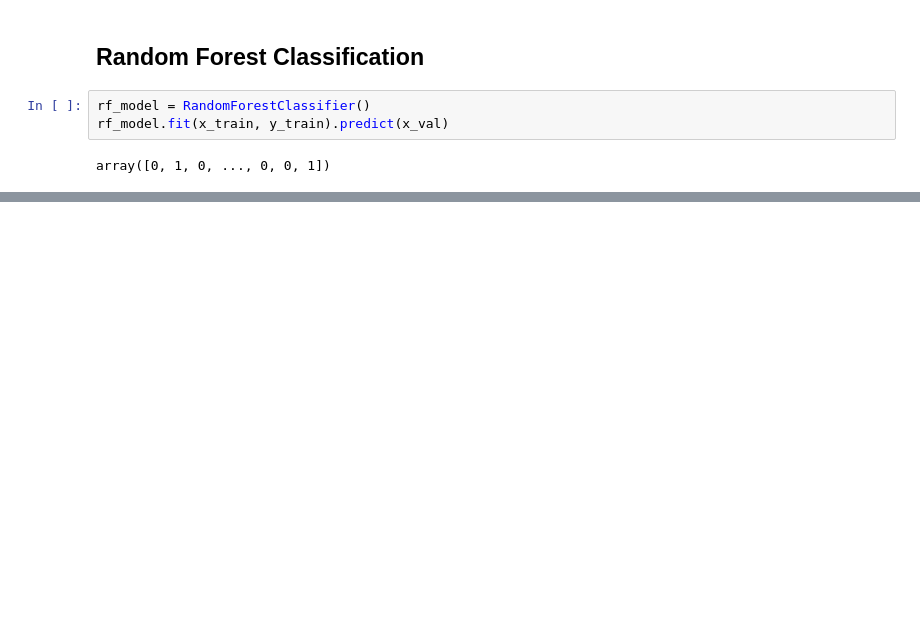
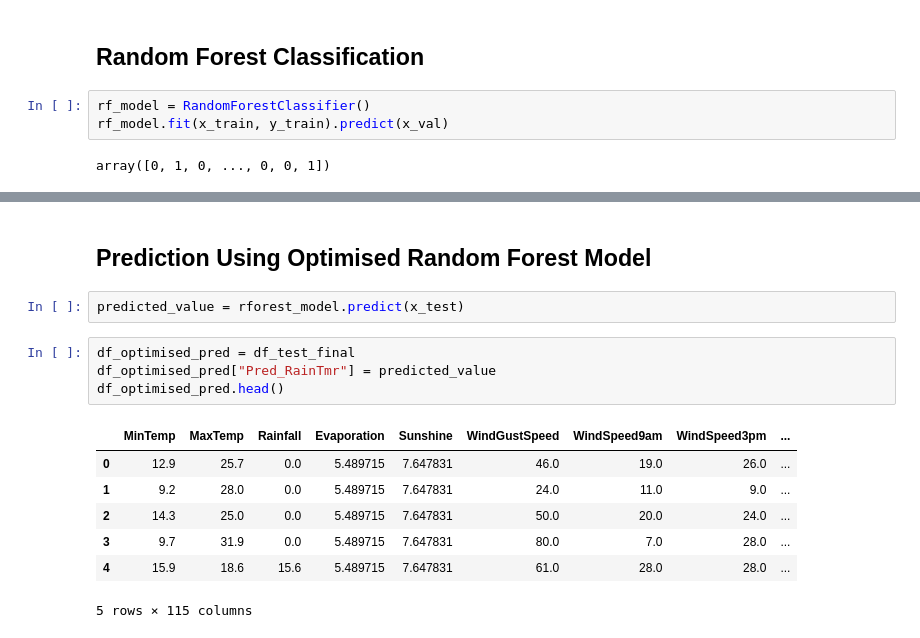
Before and after one commit to watanaberyunosuke/DataEngineeringPlayground, a Jupyter notebook: rain-prediction/predict-rain-sklearn.ipynb, the cells around one changed output, grey strips where cells are left out. Drawn from its saved outputs; the diff is of its cells as text; blank space fills up the shorter version.

```diff
--- a/rain-prediction/predict-rain-sklearn.ipynb
+++ b/rain-prediction/predict-rain-sklearn.ipynb
@@ -554,0 +1132,16 @@ weighted avg       0.84      0.85      0.84     19904
+# %% [markdown]
+## Prediction Using Optimised Random Forest Model
+# %%
+predicted_value = rforest_model.predict(x_test)
+# %%
+df_optimised_pred = df_test_final
+df_optimised_pred["Pred_RainTmr"] = predicted_value
+df_optimised_pred.head()
+# %% [output]
+|  | MinTemp | MaxTemp | Rainfall | Evaporation | Sunshine | WindGustSpeed | WindSpeed9am | WindSpeed3pm | ... |
+| 0 | 12.9 | 25.7 | 0.0 | 5.489715 | 7.647831 | 46.0 | 19.0 | 26.0 | ... |
+| 1 | 9.2 | 28.0 | 0.0 | 5.489715 | 7.647831 | 24.0 | 11.0 | 9.0 | ... |
+| 2 | 14.3 | 25.0 | 0.0 | 5.489715 | 7.647831 | 50.0 | 20.0 | 24.0 | ... |
+| 3 | 9.7 | 31.9 | 0.0 | 5.489715 | 7.647831 | 80.0 | 7.0 | 28.0 | ... |
+| 4 | 15.9 | 18.6 | 15.6 | 5.489715 | 7.647831 | 61.0 | 28.0 | 28.0 | ... |
+5 rows × 115 columns
```
Also changed, not shown: parts of 79 cells of this notebook.
